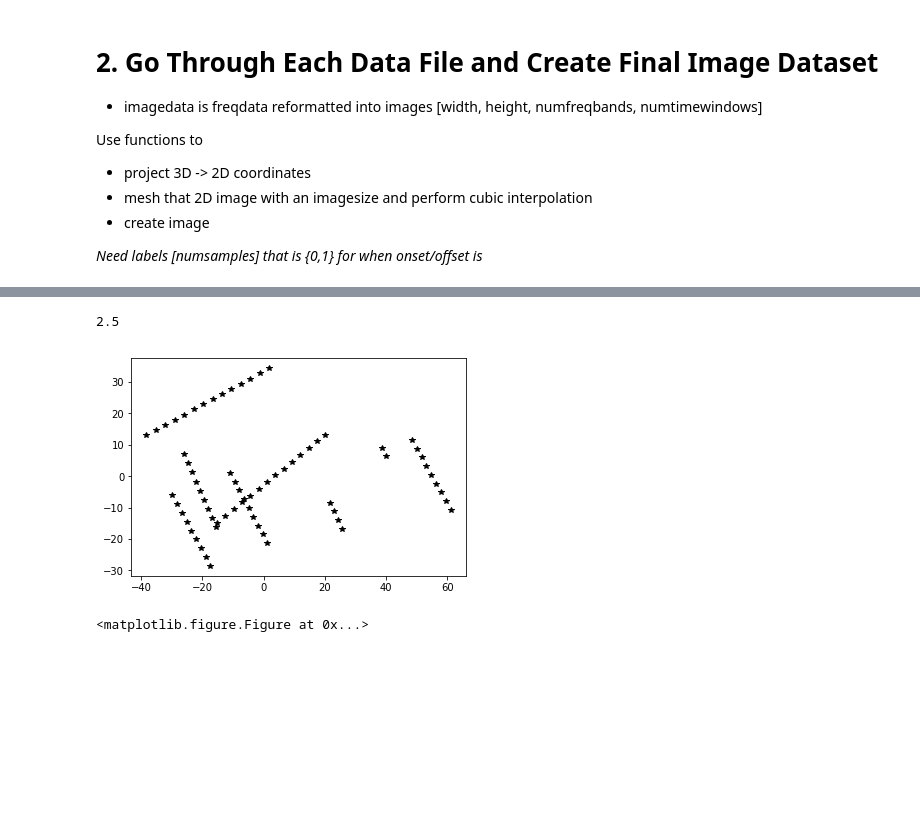
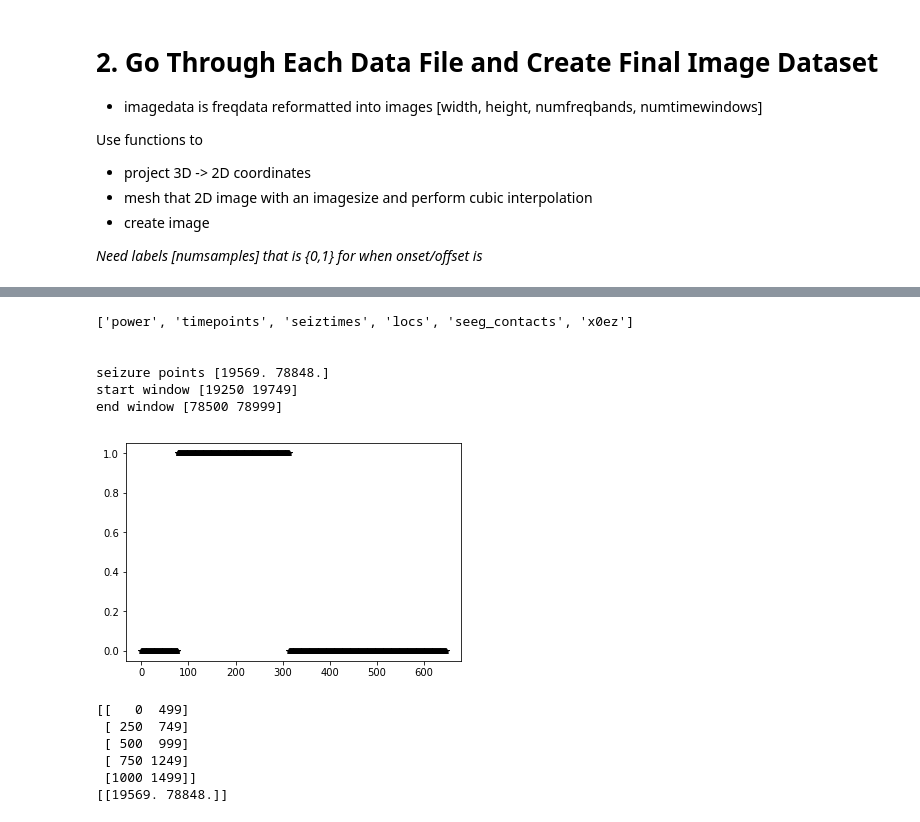
Before and after one commit to chirag93/hackcambridge, a Jupyter notebook: Hack Cambridge - Data Processing From FFT -> Image.ipynb, the cells around one changed output, grey strips where cells are left out. Saved outputs shown, nothing was run; the diff lists cells and outputs as text; code cells hidden in the pictures; blank space fills up the shorter version.

```diff
--- a/Hack Cambridge - Data Processing From FFT -> Image.ipynb
+++ b/Hack Cambridge - Data Processing From FFT -> Image.ipynb
@@ -204,12 +218,0 @@ sns.heatmap(image_tensor[0,0,:,:].squeeze())
-# %%
-print(5/2)
-pca_xyz = new_locs
-fig = plt.figure()
-plt.plot(pca_xyz[:,0], pca_xyz[:,1], 'k*')
-
-fig = plt.figure()
-# plt.plot(pca_locs[:,0], pca_locs[:,1], 'k*')
-# %% [output]
-2.5
-[figure, removed]
-<matplotlib.figure.Figure at 0x...>
@@ -263,0 +219,49 @@ print(timelens)
+# %%
+# loop through each data file and get grid
+for idx,datafile in enumerate(datafiles):
+    # load data
+    data = np.load(datafile, encoding='bytes')
+    print(data.keys())
+
+    # load xyz data for this particular dataset
+    seeg_contacts = data['seeg_contacts']
+    seiztimes = data['seiztimes']
+    timepoints = data['timepoints']
+
+    y = np.zeros((timepoints.shape[0],1))
+
+    for idx, i in enumerate(seiztimes):
+        # Determine the starting window point of the seiztimes
+        start_position = np.where(timepoints[:,1]>i[0])[0][0]
+
+        # Determine the starting window point of the seiztimes
+        end_position = np.where(timepoints[:,1]>i[1])[0][0]
+
+        y[start_position:end_position] = 1
+
+        print('\n\nseizure points',i)
+        print('start window',timepoints[start_position])
+        print('end window',timepoints[end_position])
+
+    plt.figure()
+    plt.plot(y,'k*')
+    break
+# %% [output]
+['power', 'timepoints', 'seiztimes', 'locs', 'seeg_contacts', 'x0ez']
+
+
+seizure points [19569. 78848.]
+start window [19250 19749]
+end window [78500 78999]
+[figure, added]
+# %%
+print(timepoints[0:5,:])
+
+print(seiztimes)
+# %% [output]
+[[   0  499]
+ [ 250  749]
+ [ 500  999]
+ [ 750 1249]
+ [1000 1499]]
+[[19569. 78848.]]
```
Also changed, not shown: parts of 8 cells of this notebook, 2 other files.
